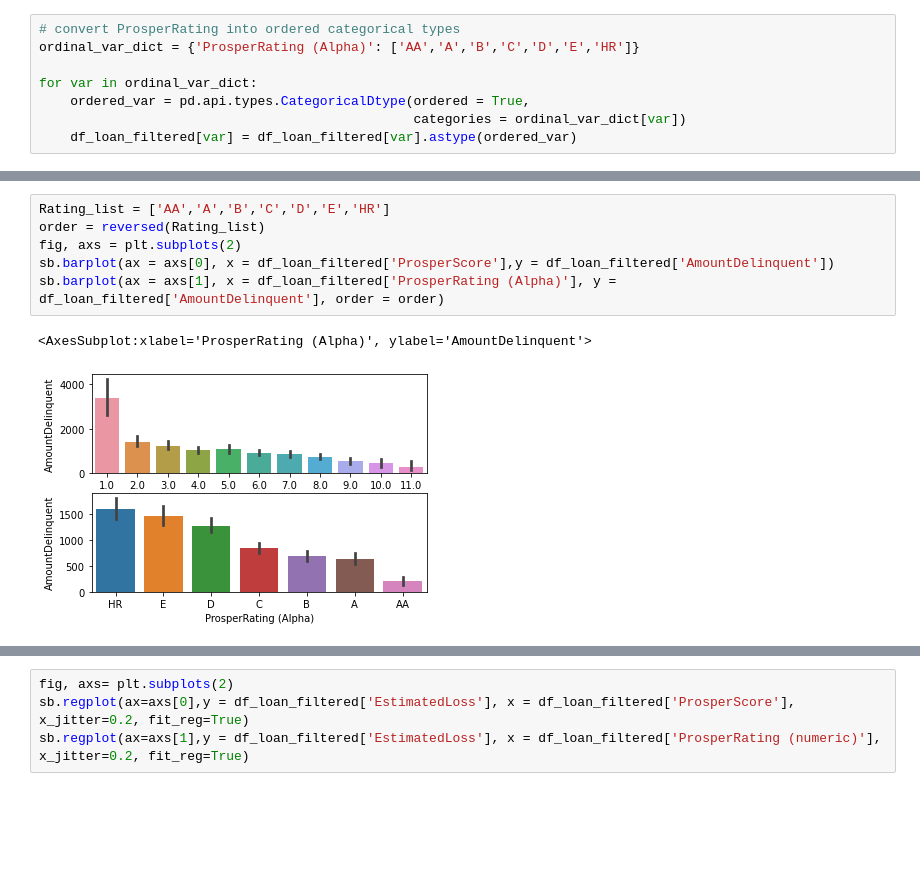
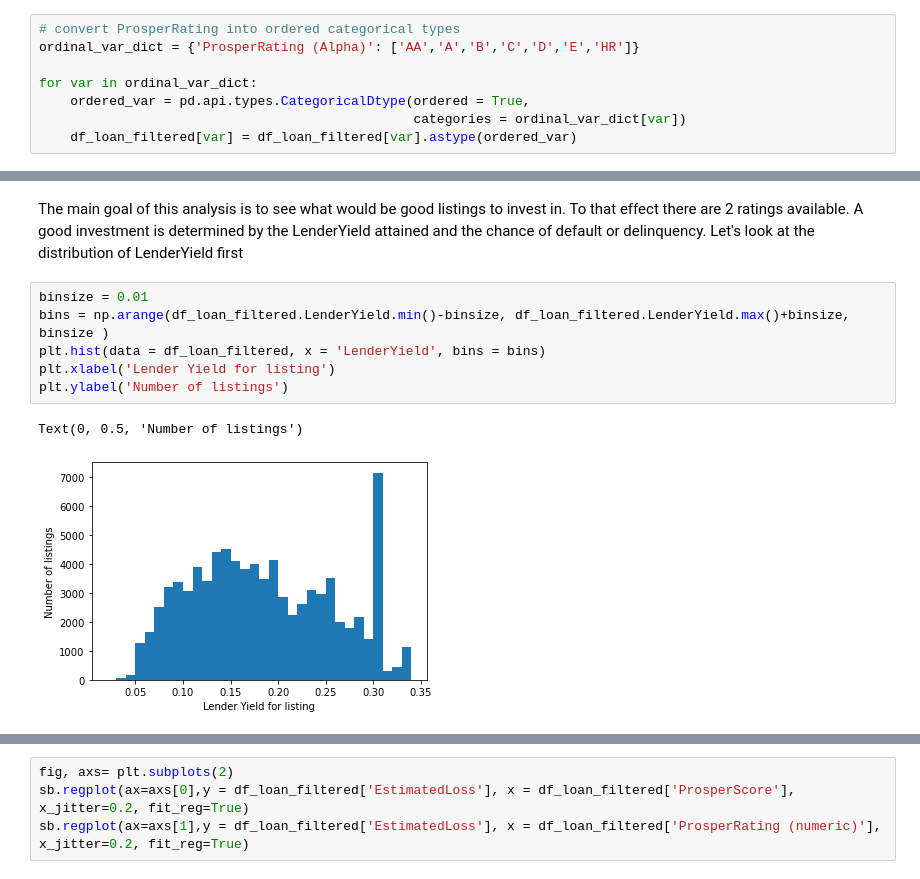
Before and after one commit to lpedejong/Nano_degree_projects, a Jupyter notebook: Project4_Data_Communication/Communicate_data_Findings.ipynb, the cells around one changed output, grey strips where cells are left out. Cells and saved outputs as stored; diff of their text form; blank space fills up the shorter version.

Commit message:
Analysis
Improve line in story
Focus on identification variables for 'good listings'
new use of sb.displot()

```diff
--- a/Project4_Data_Communication/Communicate_data_Findings.ipynb
+++ b/Project4_Data_Communication/Communicate_data_Findings.ipynb
@@ -148,9 +115,11 @@ sb.boxplot(data = df_loan_filtered, x = 'CurrentlyInGroup', y='LenderYield')
-# %%
-Rating_list = ['AA','A','B','C','D','E','HR']
-order = reversed(Rating_list)
-fig, axs = plt.subplots(2)
-sb.barplot(ax = axs[0], x = df_loan_filtered['ProsperScore'],y = df_loan_filtered['AmountDelinquent'])
-sb.barplot(ax = axs[1], x = df_loan_filtered['ProsperRating (Alpha)'], y = df_loan_filtered['AmountDelinquent'], order = order)
-# %% [output]
-<AxesSubplot:xlabel='ProsperRating (Alpha)', ylabel='AmountDelinquent'>
-[figure, removed]
+# %% [markdown]
+The main goal of this analysis is to see what would be good listings to invest in. To that effect there are 2 ratings available. A good investment is determined by the LenderYield attained and the chance of default or delinquency. Let's look at the distribution of LenderYield first
+# %%
+binsize = 0.01
+bins = np.arange(df_loan_filtered.LenderYield.min()-binsize, df_loan_filtered.LenderYield.max()+binsize, binsize )
+plt.hist(data = df_loan_filtered, x = 'LenderYield', bins = bins)
+plt.xlabel('Lender Yield for listing')
+plt.ylabel('Number of listings')
+# %% [output]
+Text(0, 0.5, 'Number of listings')
+[figure, added]
```
Also changed, not shown: parts of 52 cells of this notebook.
